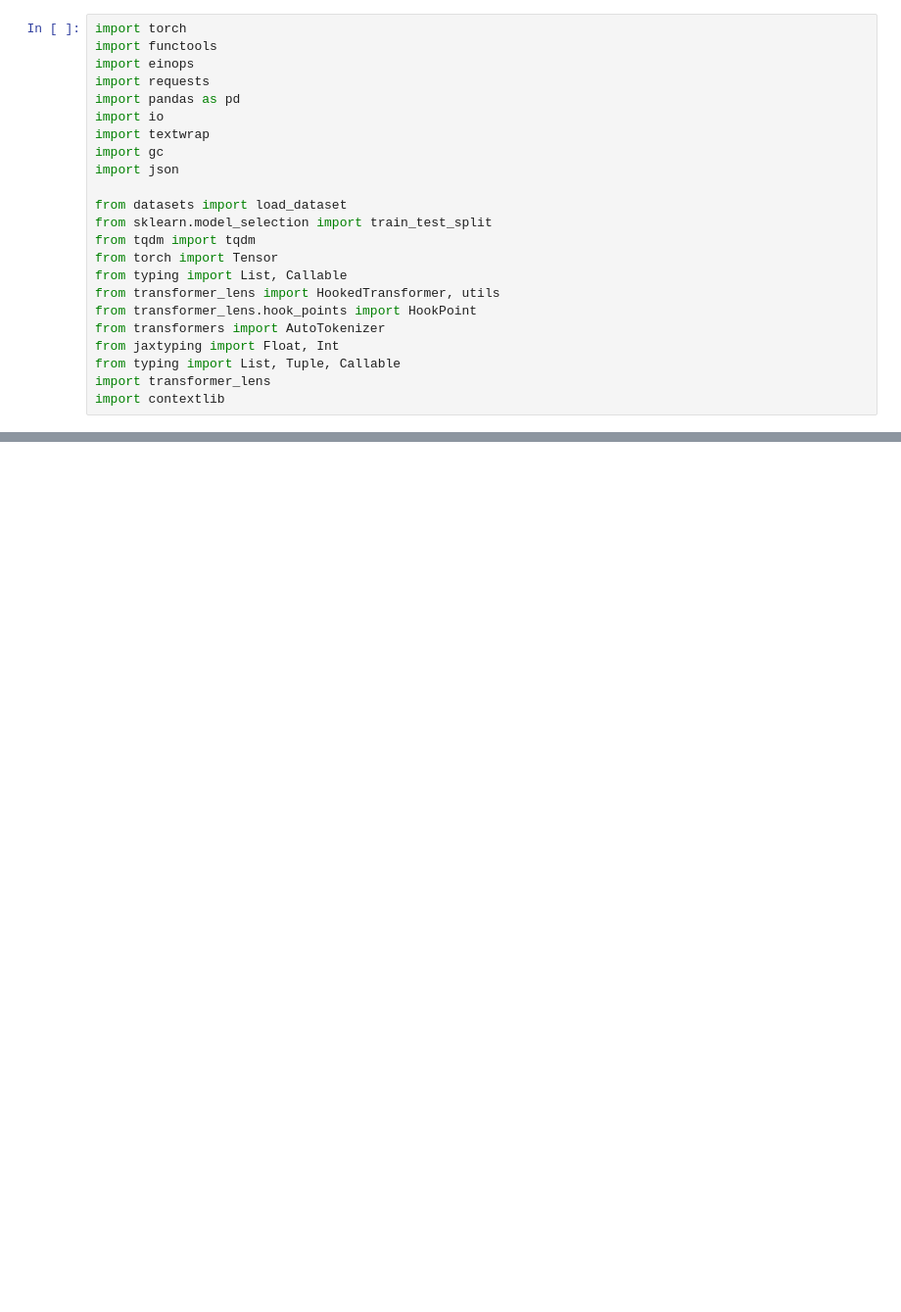
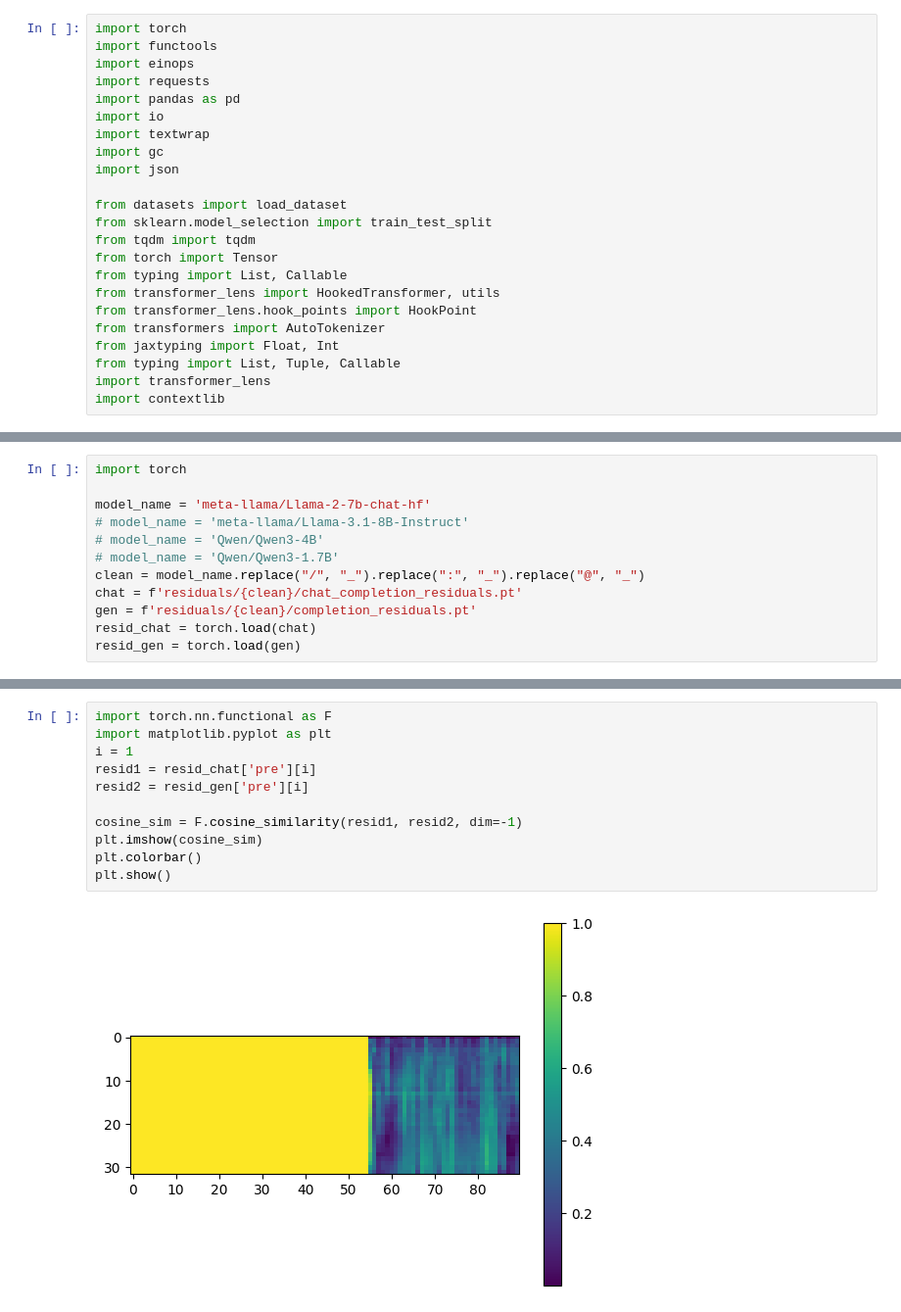
Before and after one commit to skartik04/reasoning, a Jupyter notebook: toxic_chat.ipynb, the cells around one changed output, grey strips where cells are left out. Shown: that part at 98% size. Drawn from its saved outputs; the diff is of its cells as text; blank space fills up the shorter version.

```diff
--- a/toxic_chat.ipynb
+++ b/toxic_chat.ipynb
@@ -403,0 +98,12 @@ def plot_cosine_similarity(tensor1, tensor2, title="Cosine Similarity"):
+# %%
+import torch
+
+model_name = 'meta-llama/Llama-2-7b-chat-hf'
+# model_name = 'meta-llama/Llama-3.1-8B-Instruct'
+# model_name = 'Qwen/Qwen3-4B'
+# model_name = 'Qwen/Qwen3-1.7B'
+clean = model_name.replace("/", "_").replace(":", "_").replace("@", "_")
+chat = f'residuals/{clean}/chat_completion_residuals.pt'
+gen = f'residuals/{clean}/completion_residuals.pt'
+resid_chat = torch.load(chat)
+resid_gen = torch.load(gen)
@@ -403,0 +347,13 @@ def plot_cosine_similarity(tensor1, tensor2, title="Cosine Similarity"):
+# %%
+import torch.nn.functional as F
+import matplotlib.pyplot as plt
+i = 1
+resid1 = resid_chat['pre'][i]
+resid2 = resid_gen['pre'][i]
+
+cosine_sim = F.cosine_similarity(resid1, resid2, dim=-1)
+plt.imshow(cosine_sim)
+plt.colorbar()
+plt.show()
+# %% [output]
+[figure, added]
```
Also changed, not shown: parts of 48 cells of this notebook, 25 other files.
